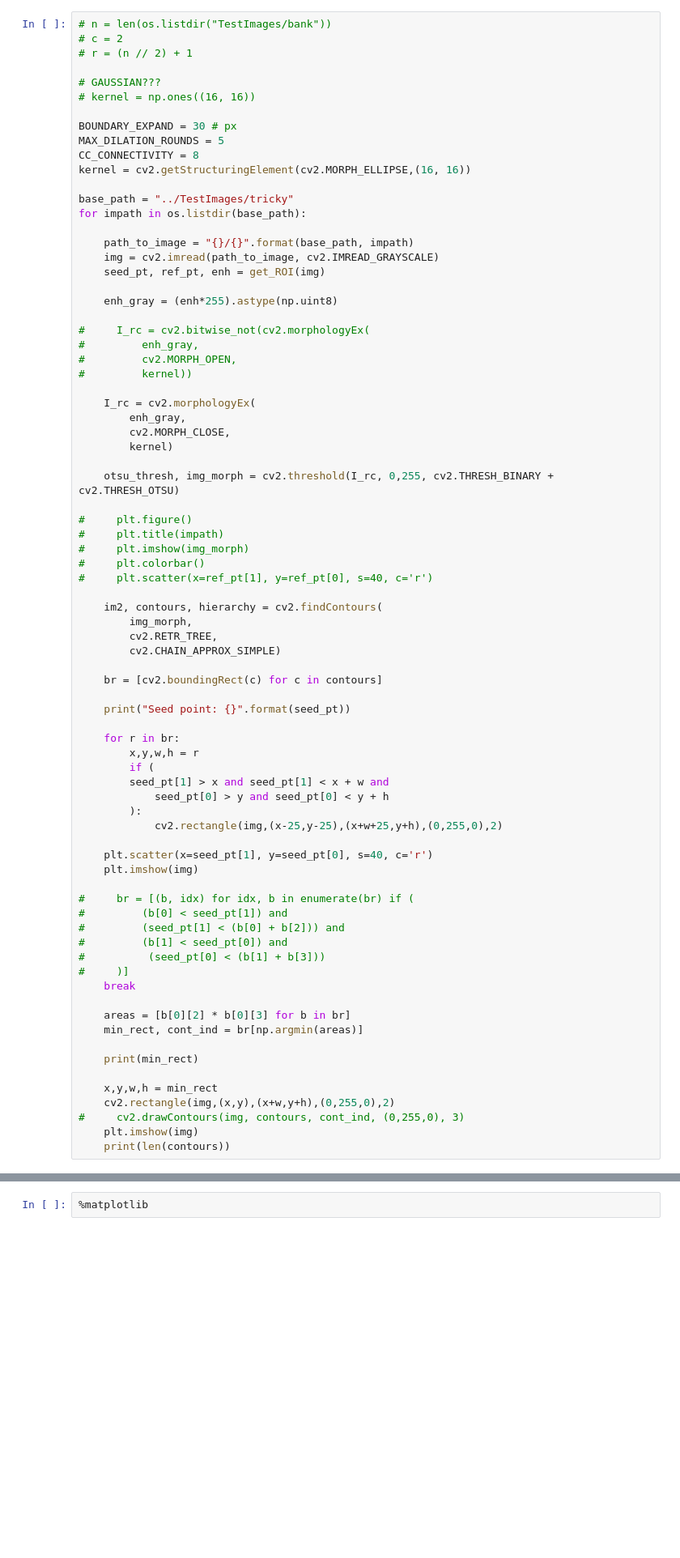
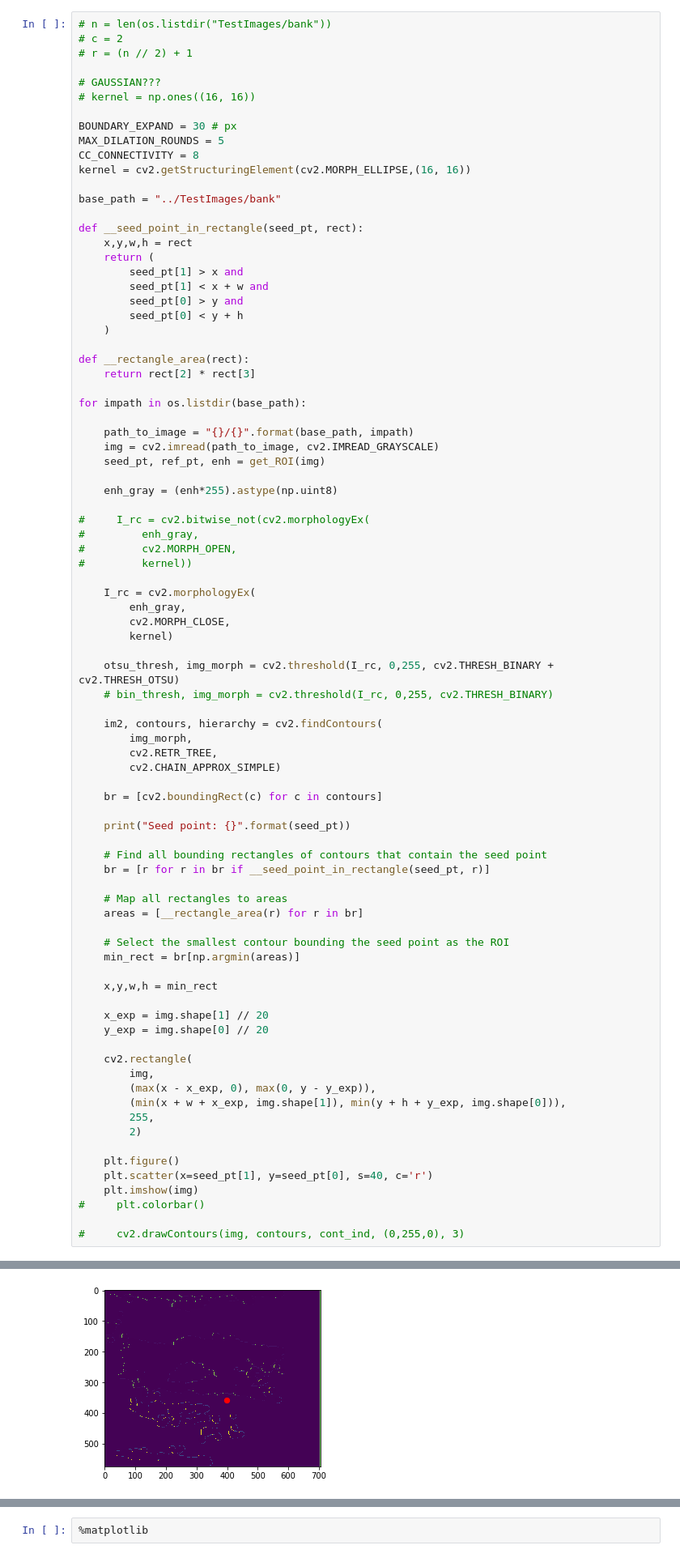
Before and after one commit to penn-ultrasound-research-laboratory/Deep-Ultrasound-Classification, a Jupyter notebook: DebugSeedPoint.ipynb, the cells around one changed output, grey strips where cells are left out. Shown: that part at 81% size. Saved outputs shown, nothing was run; the diff lists cells and outputs as text; blank space fills up the shorter version.

Commit message:
able to draw bounding regions on ROI. Something seems off with contours selected. Probably related to thresholding (look at further).

```diff
--- a/DebugSeedPoint.ipynb
+++ b/DebugSeedPoint.ipynb
@@ -23,7 +23,20 @@ MAX_DILATION_ROUNDS = 5
 CC_CONNECTIVITY = 8
 kernel = cv2.getStructuringElement(cv2.MORPH_ELLIPSE,(16, 16))
 
-base_path = "../TestImages/tricky"
+base_path = "../TestImages/bank"
+
+def __seed_point_in_rectangle(seed_pt, rect):
+    x,y,w,h = rect
+    return (
+        seed_pt[1] > x and
+        seed_pt[1] < x + w and
+        seed_pt[0] > y and
+        seed_pt[0] < y + h
+    )
+
+def __rectangle_area(rect):
+    return rect[2] * rect[3]
+
 for impath in os.listdir(base_path):
 
     path_to_image = "{}/{}".format(base_path, impath)
@@ -43,12 +56,7 @@ for impath in os.listdir(base_path):
         kernel)
 
     otsu_thresh, img_morph = cv2.threshold(I_rc, 0,255, cv2.THRESH_BINARY + cv2.THRESH_OTSU)
-
-#     plt.figure()
-#     plt.title(impath)
-#     plt.imshow(img_morph)
-#     plt.colorbar()
-#     plt.scatter(x=ref_pt[1], y=ref_pt[0], s=40, c='r')
+    # bin_thresh, img_morph = cv2.threshold(I_rc, 0,255, cv2.THRESH_BINARY)
 
     im2, contours, hierarchy = cv2.findContours(
         img_morph,
@@ -59,33 +67,31 @@ for impath in os.listdir(base_path):
 
     print("Seed point: {}".format(seed_pt))
 
-    for r in br:
-        x,y,w,h = r
-        if (
-        seed_pt[1] > x and seed_pt[1] < x + w and
-            seed_pt[0] > y and seed_pt[0] < y + h
-        ):
-            cv2.rectangle(img,(x-25,y-25),(x+w+25,y+h),(0,255,0),2)
+    # Find all bounding rectangles of contours that contain the seed point
+    br = [r for r in br if __seed_point_in_rectangle(seed_pt, r)]
 
+    # Map all rectangles to areas
+    areas = [__rectangle_area(r) for r in br]
+
+    # Select the smallest contour bounding the seed point as the ROI
+    min_rect = br[np.argmin(areas)]
+
+    x,y,w,h = min_rect
+
+    x_exp = img.shape[1] // 20
+    y_exp = img.shape[0] // 20
+
+    cv2.rectangle(
+        img,
+        (max(x - x_exp, 0), max(0, y - y_exp)),
+        (min(x + w + x_exp, img.shape[1]), min(y + h + y_exp, img.shape[0])),
+        255,
+        2)
+
+    plt.figure()
     plt.scatter(x=seed_pt[1], y=seed_pt[0], s=40, c='r')
     plt.imshow(img)
+#     plt.colorbar()
 
-#     br = [(b, idx) for idx, b in enumerate(br) if (
-#         (b[0] < seed_pt[1]) and
-#         (seed_pt[1] < (b[0] + b[2])) and
-#         (b[1] < seed_pt[0]) and
-#          (seed_pt[0] < (b[1] + b[3]))
-#     )]
-    break
-
-    areas = [b[0][2] * b[0][3] for b in br]
-    min_rect, cont_ind = br[np.argmin(areas)]
-
-    print(min_rect)
-
-    x,y,w,h = min_rect
-    cv2.rectangle(img,(x,y),(x+w,y+h),(0,255,0),2)
 #     cv2.drawContours(img, contours, cont_ind, (0,255,0), 3)
-    plt.imshow(img)
-    print(len(contours))
 # %% [output]
@@ -92,0 +109 @@ Seed point: [284.57624758 290.89125404]
+[figure, added]
```
Also changed, not shown: parts of 1 cell of this notebook.
